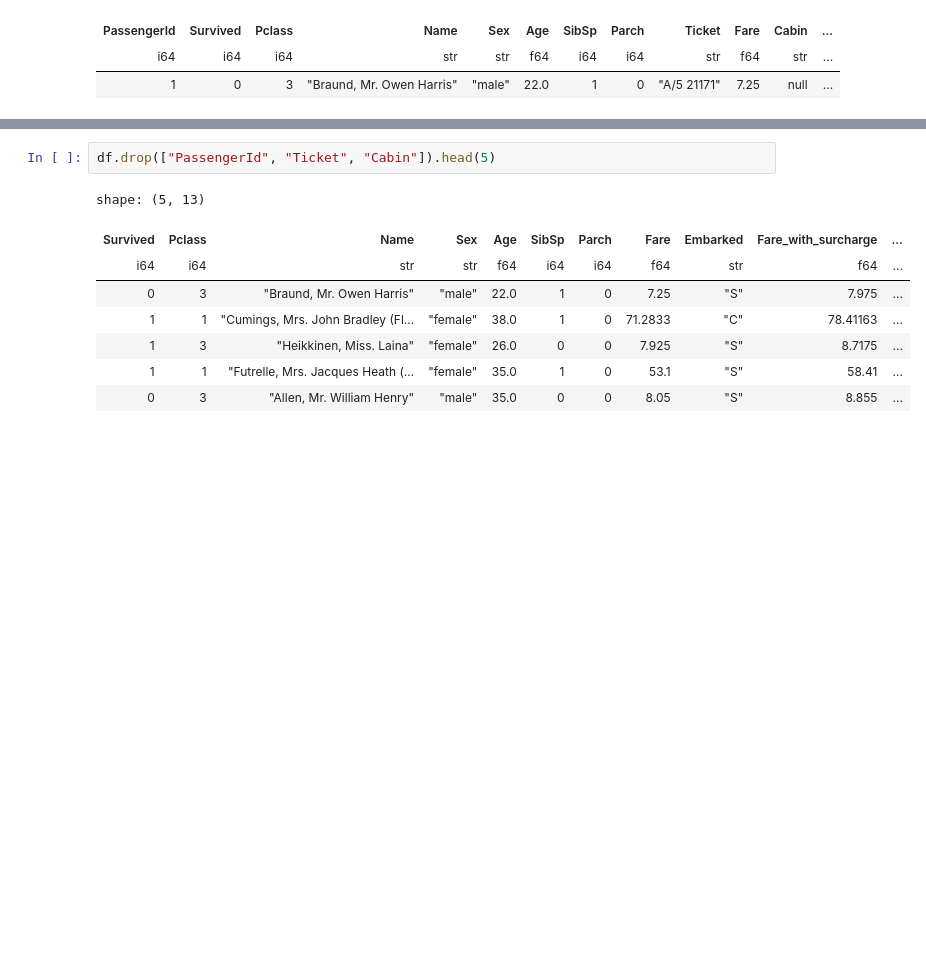
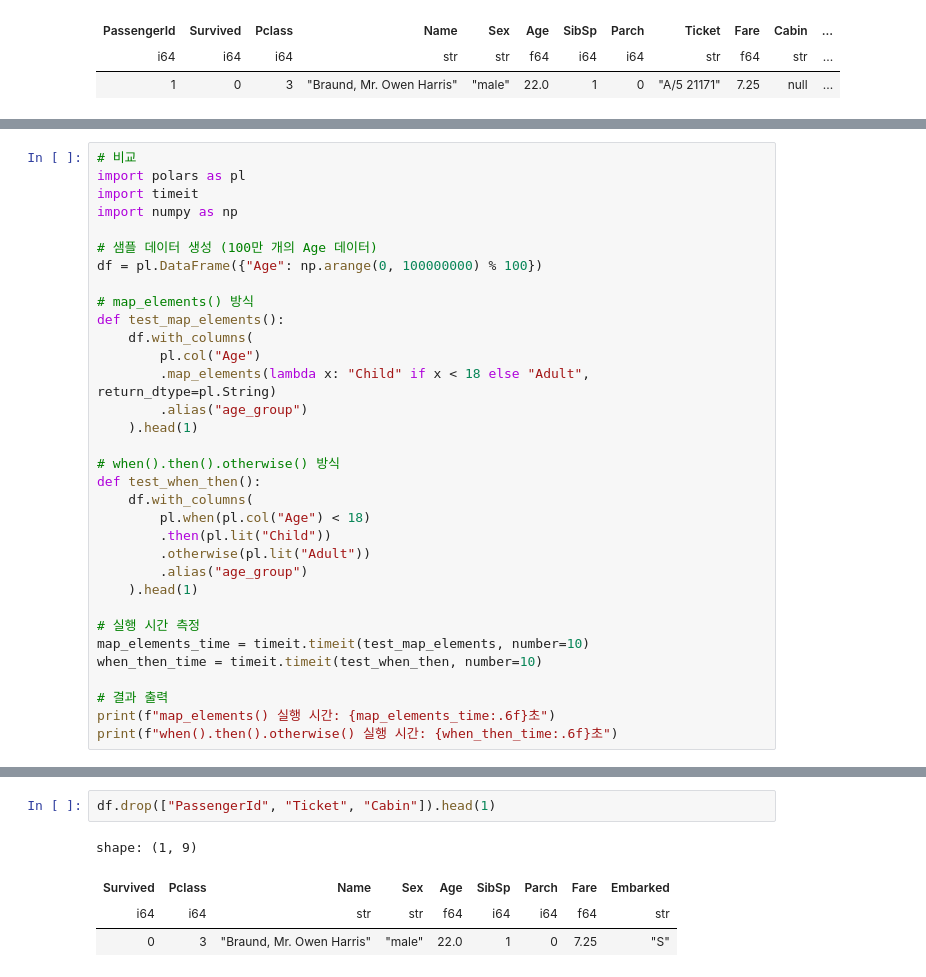
Before and after one commit to dschloe/polars_recipes, a Jupyter notebook: ch03_creating_modifying_deleting.ipynb, the cells around one changed output, grey strips where cells are left out. Cells and saved outputs as stored; diff of their text form; blank space fills up the shorter version.

```diff
--- a/ch03_creating_modifying_deleting.ipynb
+++ b/ch03_creating_modifying_deleting.ipynb
@@ -84,0 +97,33 @@ shape: (5, 16)
+# %%
+# 비교
+import polars as pl
+import timeit
+import numpy as np
+
+# 샘플 데이터 생성 (100만 개의 Age 데이터)
+df = pl.DataFrame({"Age": np.arange(0, 100000000) % 100})
+
+# map_elements() 방식
+def test_map_elements():
+    df.with_columns(
+        pl.col("Age")
+        .map_elements(lambda x: "Child" if x < 18 else "Adult", return_dtype=pl.String)
+        .alias("age_group")
+    ).head(1)
+
+# when().then().otherwise() 방식
+def test_when_then():
+    df.with_columns(
+        pl.when(pl.col("Age") < 18)
+        .then(pl.lit("Child"))
+        .otherwise(pl.lit("Adult"))
+        .alias("age_group")
+    ).head(1)
+
+# 실행 시간 측정
+map_elements_time = timeit.timeit(test_map_elements, number=10)
+when_then_time = timeit.timeit(test_when_then, number=10)
+
+# 결과 출력
+print(f"map_elements() 실행 시간: {map_elements_time:.6f}초")
+print(f"when().then().otherwise() 실행 시간: {when_then_time:.6f}초")
@@ -85,11 +160,7 @@ shape: (5, 16)
 # %%
-df.drop(["PassengerId", "Ticket", "Cabin"]).head(5)
+df.drop(["PassengerId", "Ticket", "Cabin"]).head(1)
 # %% [output]
-shape: (5, 13)
+shape: (1, 9)
-| Survived | Pclass | Name | Sex | Age | SibSp | Parch | Fare | Embarked | Fare_with_surcharge | ... |
-| i64 | i64 | str | str | f64 | i64 | i64 | f64 | str | f64 | ... |
-| 0 | 3 | "Braund, Mr. Owen Harris" | "male" | 22.0 | 1 | 0 | 7.25 | "S" | 7.975 | ... |
-| 1 | 1 | "Cumings, Mrs. John Bradley (Fl… | "female" | 38.0 | 1 | 0 | 71.2833 | "C" | 78.41163 | ... |
-| 1 | 3 | "Heikkinen, Miss. Laina" | "female" | 26.0 | 0 | 0 | 7.925 | "S" | 8.7175 | ... |
-| 1 | 1 | "Futrelle, Mrs. Jacques Heath (… | "female" | 35.0 | 1 | 0 | 53.1 | "S" | 58.41 | ... |
-| 0 | 3 | "Allen, Mr. William Henry" | "male" | 35.0 | 0 | 0 | 8.05 | "S" | 8.855 | ... |
+| Survived | Pclass | Name | Sex | Age | SibSp | Parch | Fare | Embarked |
+| i64 | i64 | str | str | f64 | i64 | i64 | f64 | str |
+| 0 | 3 | "Braund, Mr. Owen Harris" | "male" | 22.0 | 1 | 0 | 7.25 | "S" |
```
Also changed, not shown: parts of 22 cells of this notebook, 1 other file.
